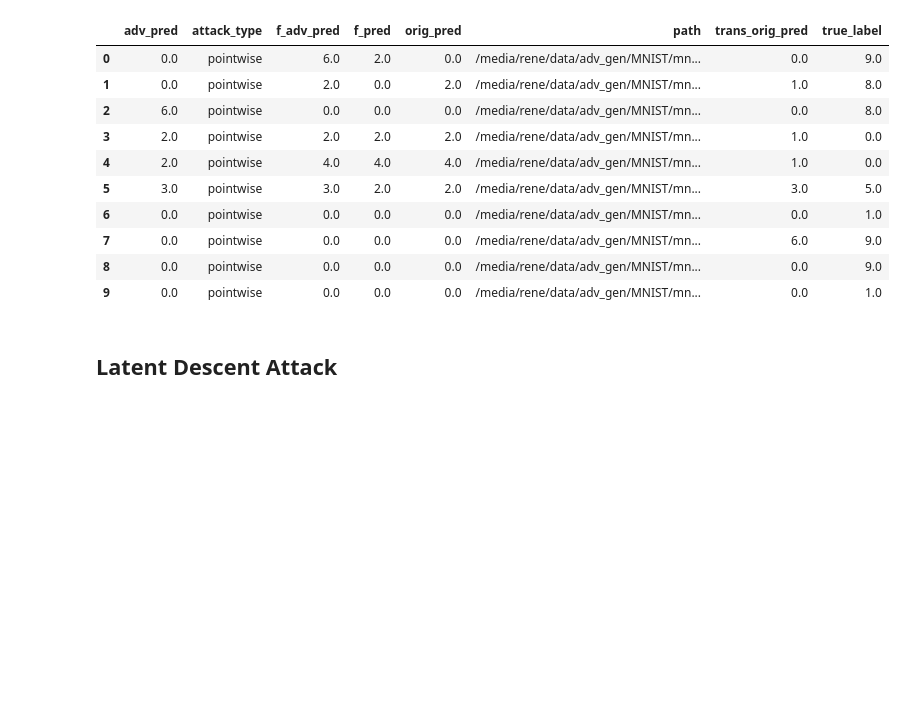
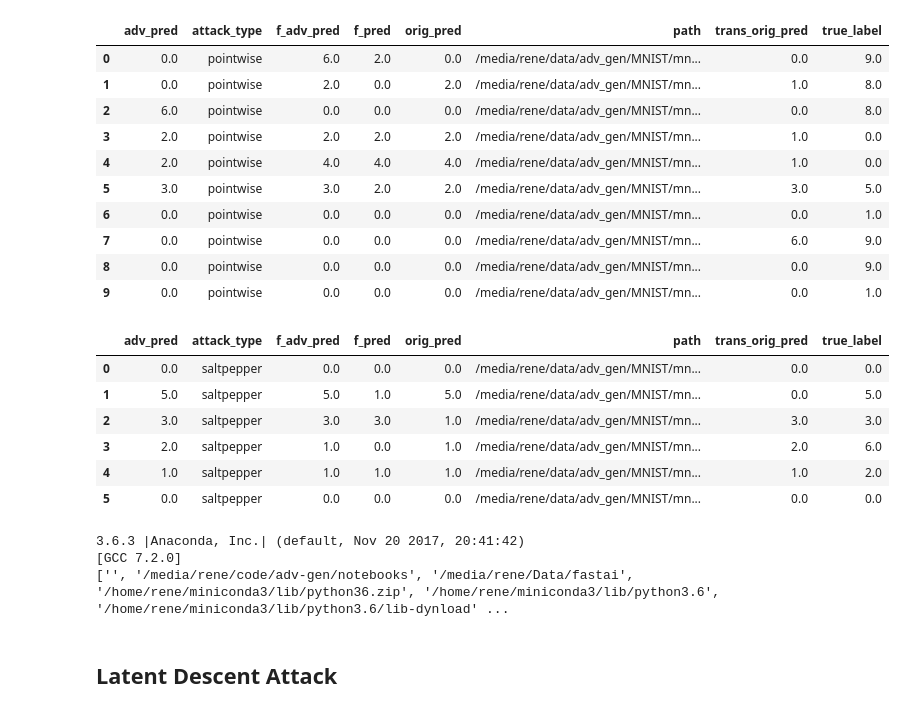
Before and after one commit to renebidart/adv-gen, a Jupyter notebook: notebooks/attacks.ipynb, the cells around one changed output. Drawn from its saved outputs; the diff is of its cells as text; code cells hidden in the pictures; blank space fills up the shorter version.

```diff
--- a/notebooks/attacks.ipynb
+++ b/notebooks/attacks.ipynb
@@ -327,6 +290,25 @@ display(result)
 | 7 | 0.0 | pointwise | 0.0 | 0.0 | 0.0 | /media/rene/data/adv_gen/MNIST/mn... | 6.0 | 9.0 |
 | 8 | 0.0 | pointwise | 0.0 | 0.0 | 0.0 | /media/rene/data/adv_gen/MNIST/mn... | 0.0 | 9.0 |
 | 9 | 0.0 | pointwise | 0.0 | 0.0 | 0.0 | /media/rene/data/adv_gen/MNIST/mn... | 0.0 | 1.0 |
+# %%
+result = pickle.load(open('/media/rene/data/adv_gen/MNIST/mnist_normal/models/results_ns6_saltpepper_adv.pkl', "rb"))
+display(result)
+# %% [output]
+|  | adv_pred | attack_type | f_adv_pred | f_pred | orig_pred | path | trans_orig_pred | true_label |
+| 0 | 0.0 | saltpepper | 0.0 | 0.0 | 0.0 | /media/rene/data/adv_gen/MNIST/mn... | 0.0 | 0.0 |
+| 1 | 5.0 | saltpepper | 5.0 | 1.0 | 5.0 | /media/rene/data/adv_gen/MNIST/mn... | 0.0 | 5.0 |
+| 2 | 3.0 | saltpepper | 3.0 | 3.0 | 1.0 | /media/rene/data/adv_gen/MNIST/mn... | 3.0 | 3.0 |
+| 3 | 2.0 | saltpepper | 1.0 | 0.0 | 1.0 | /media/rene/data/adv_gen/MNIST/mn... | 2.0 | 6.0 |
+| 4 | 1.0 | saltpepper | 1.0 | 1.0 | 1.0 | /media/rene/data/adv_gen/MNIST/mn... | 1.0 | 2.0 |
+| 5 | 0.0 | saltpepper | 0.0 | 0.0 | 0.0 | /media/rene/data/adv_gen/MNIST/mn... | 0.0 | 0.0 |
+# %%
+import sys
+print(sys.version)
+print(sys.path)
+# %% [output]
+3.6.3 |Anaconda, Inc.| (default, Nov 20 2017, 20:41:42)
+[GCC 7.2.0]
+['', '/media/rene/code/adv-gen/notebooks', '/media/rene/Data/fastai', '/home/rene/miniconda3/lib/python36.zip', '/home/rene/miniconda3/lib/python3.6', '/home/rene/miniconda3/lib/python3.6/lib-dynload' ...
 # %%
 num_workers = 0 ## ??? what?
 batch_size = 1
```
Also changed, not shown: parts of 10 cells of this notebook, 12 other files.
